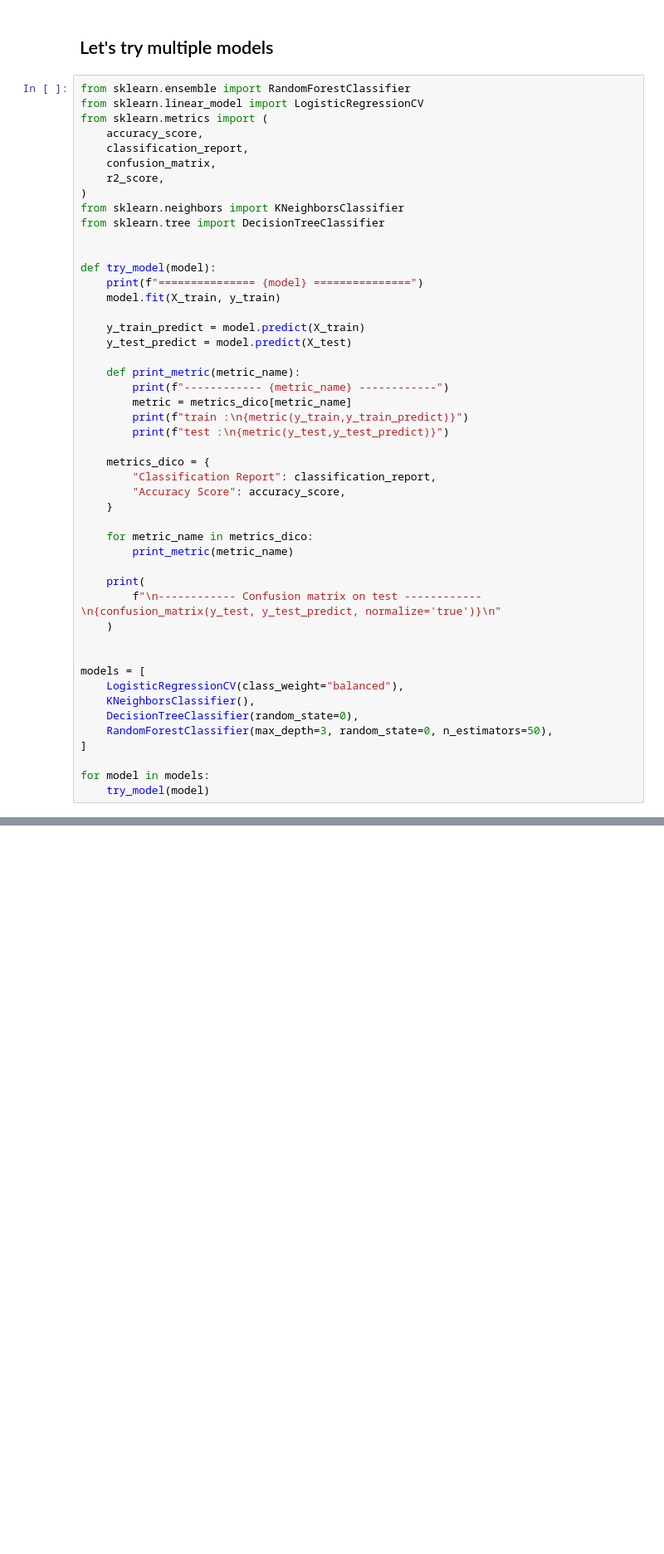
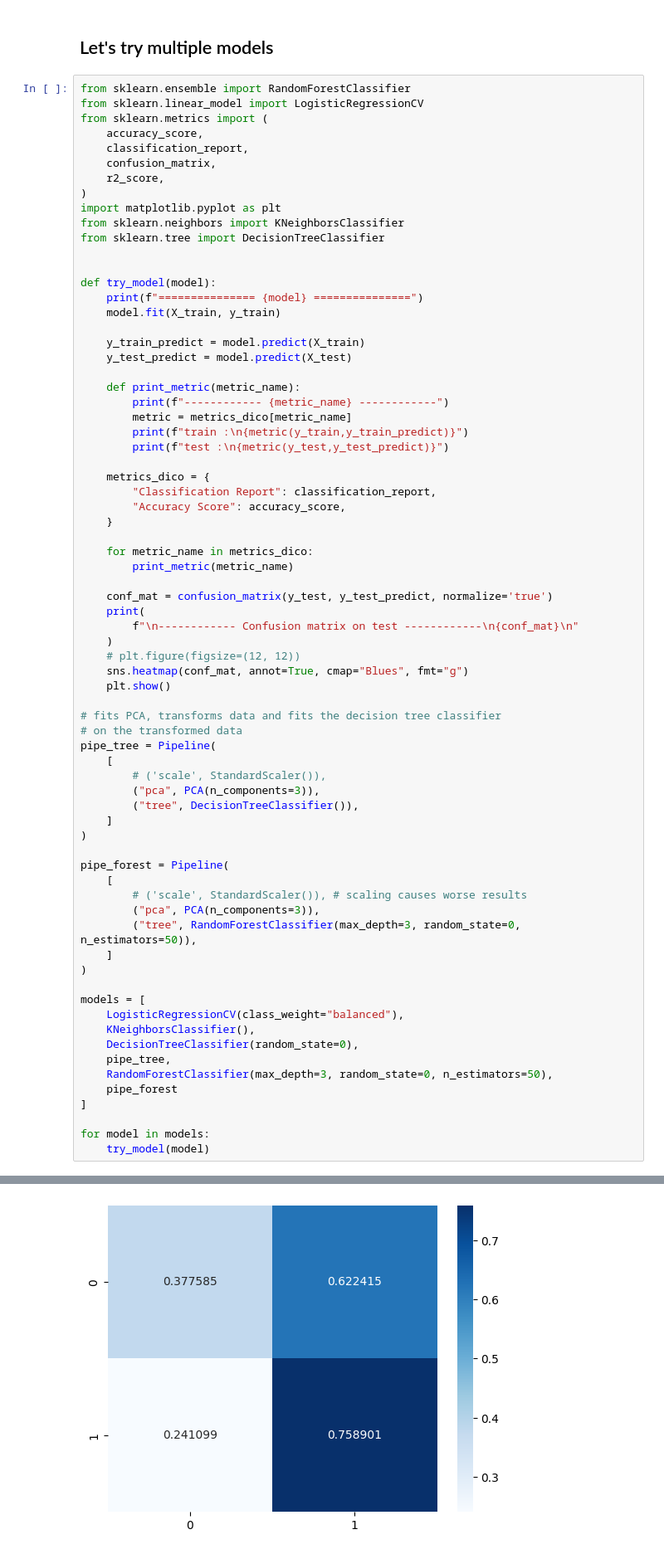
Before and after one commit to Sefray/ptml_project, a Jupyter notebook: nasa-ptml.ipynb, the cells around one changed output, grey strips where cells are left out. Shown at 83% size. Cells and saved outputs as stored; diff of their text form; blank space fills up the shorter version.

```diff
--- a/nasa-ptml.ipynb
+++ b/nasa-ptml.ipynb
@@ -318,6 +400,7 @@ from sklearn.metrics import (
     confusion_matrix,
     r2_score,
 )
+import matplotlib.pyplot as plt
 from sklearn.neighbors import KNeighborsClassifier
 from sklearn.tree import DecisionTreeClassifier
 
@@ -343,16 +426,39 @@ def try_model(model):
     for metric_name in metrics_dico:
         print_metric(metric_name)
 
+    conf_mat = confusion_matrix(y_test, y_test_predict, normalize='true')
     print(
-        f"\n------------ Confusion matrix on test ------------\n{confusion_matrix(y_test, y_test_predict, normalize='true')}\n"
+        f"\n------------ Confusion matrix on test ------------\n{conf_mat}\n"
     )
+    # plt.figure(figsize=(12, 12))
+    sns.heatmap(conf_mat, annot=True, cmap="Blues", fmt="g")
+    plt.show()
 
+# fits PCA, transforms data and fits the decision tree classifier
+# on the transformed data
+pipe_tree = Pipeline(
+    [
+        # ('scale', StandardScaler()),
+        ("pca", PCA(n_components=3)),
+        ("tree", DecisionTreeClassifier()),
+    ]
+)
+
+pipe_forest = Pipeline(
+    [
+        # ('scale', StandardScaler()), # scaling causes worse results
+        ("pca", PCA(n_components=3)),
+        ("tree", RandomForestClassifier(max_depth=3, random_state=0, n_estimators=50)),
+    ]
+)
 
 models = [
     LogisticRegressionCV(class_weight="balanced"),
     KNeighborsClassifier(),
     DecisionTreeClassifier(random_state=0),
+    pipe_tree,
     RandomForestClassifier(max_depth=3, random_state=0, n_estimators=50),
+    pipe_forest
 ]
 
 for model in models:
@@ -377,0 +484 @@ weighted avg       0.86      0.41      0.50     60860
+[figure, added]
```
Also changed, not shown: parts of 25 cells of this notebook.
